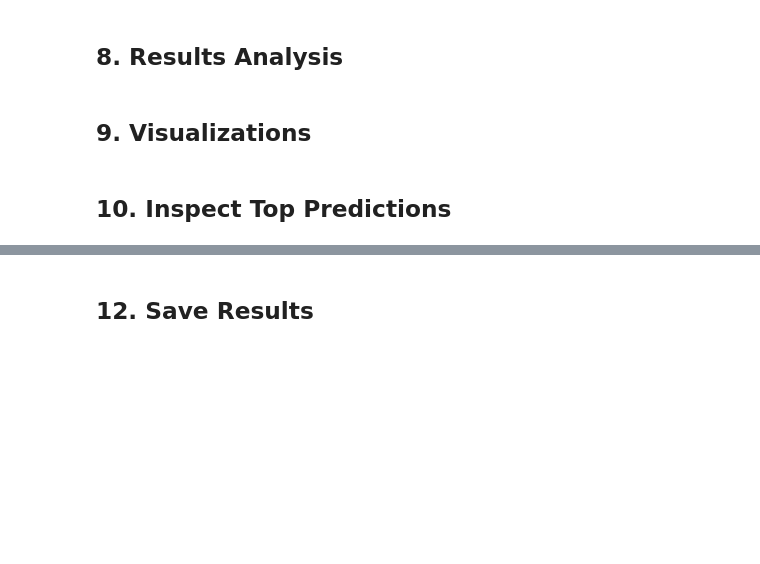
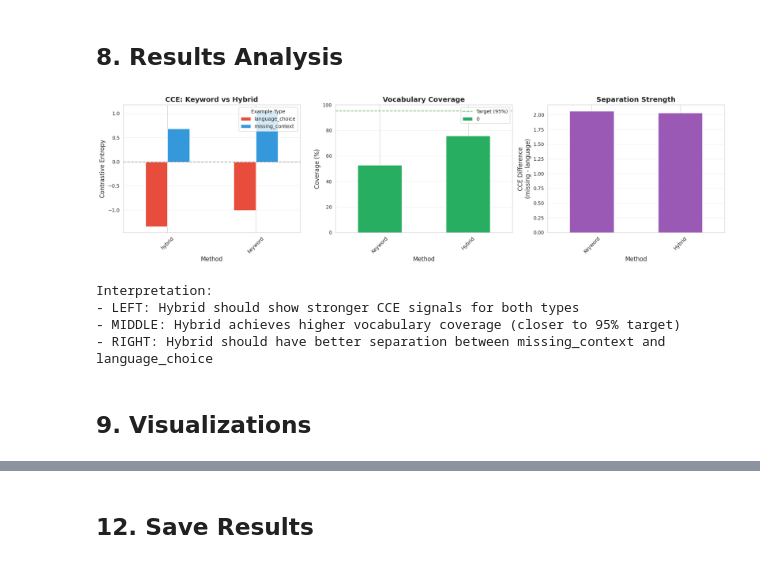
Before and after one commit to aniJani/reposynth, a Jupyter notebook: research/CCE_Proof_of_Concept.ipynb, the cells around one changed output, grey strips where cells are left out. Saved outputs shown, nothing was run; the diff lists cells and outputs as text; code cells hidden in the pictures; blank space fills up the shorter version.

```diff
--- a/research/CCE_Proof_of_Concept.ipynb
+++ b/research/CCE_Proof_of_Concept.ipynb
@@ -547,2 +891,59 @@ display(df[['id', 'type', 'raw_entropy', 'contrastive_entropy', 'code_prob_mass'
+# %%
+# Plot 1: Keyword vs Hybrid Comparison
+fig, axes = plt.subplots(1, 3, figsize=(18, 5))
+
+# Subplot 1: CCE by method and type
+comparison_plot = df_all.groupby(['method', 'type'])['contrastive_entropy'].mean().unstack()
+comparison_plot.plot(kind='bar', ax=axes[0], color=['#e74c3c', '#3498db'])
+axes[0].set_title('CCE: Keyword vs Hybrid', fontsize=14, fontweight='bold')
+axes[0].set_ylabel('Contrastive Entropy', fontsize=12)
+axes[0].set_xlabel('Method', fontsize=12)
+axes[0].tick_params(axis='x', rotation=45)
+axes[0].axhline(y=0, color='black', linestyle='--', alpha=0.3)
+axes[0].legend(title='Example Type')
+axes[0].grid(axis='y', alpha=0.3)
+
+# Subplot 2: Coverage comparison
+coverage_data = pd.DataFrame({
+    'Keyword': [keyword_coverage * 100],
+    'Hybrid': [hybrid_coverage * 100]
+}).T
+coverage_data.plot(kind='bar', ax=axes[1], color='#27ae60', legend=False)
+axes[1].set_title('Vocabulary Coverage', fontsize=14, fontweight='bold')
+axes[1].set_ylabel('Coverage (%)', fontsize=12)
+axes[1].set_xlabel('Method', fontsize=12)
+axes[1].tick_params(axis='x', rotation=45)
+axes[1].set_ylim([0, 100])
+axes[1].grid(axis='y', alpha=0.3)
+
+# Add target line at 95%
+axes[1].axhline(y=95, color='green', linestyle='--', alpha=0.5, label='Target (95%)')
+axes[1].legend()
+
+# Subplot 3: Separation strength
+separation_data = pd.DataFrame({
+    'Keyword': [keyword_sep],
+    'Hybrid': [hybrid_sep]
+}).T
+separation_data.plot(kind='bar', ax=axes[2], color='#9b59b6', legend=False)
+axes[2].set_title('Separation Strength', fontsize=14, fontweight='bold')
+axes[2].set_ylabel('CCE Difference\n(missing - language)', fontsize=12)
+axes[2].set_xlabel('Method', fontsize=12)
+axes[2].tick_params(axis='x', rotation=45)
+axes[2].grid(axis='y', alpha=0.3)
+
+plt.tight_layout()
+plt.show()
+
+print("\nInterpretation:")
+print("- LEFT: Hybrid should show stronger CCE signals for both types")
+print("- MIDDLE: Hybrid achieves higher vocabulary coverage (closer to 95% target)")
+print("- RIGHT: Hybrid should have better separation between missing_context and language_choice")
+# %% [output]
+[figure, added]
+Interpretation:
+- LEFT: Hybrid should show stronger CCE signals for both types
+- MIDDLE: Hybrid achieves higher vocabulary coverage (closer to 95% target)
+- RIGHT: Hybrid should have better separation between missing_context and language_choice
 # %% [markdown]
 ## 9. Visualizations
@@ -642,2 +949,0 @@ plt.show()
-# %% [markdown]
-## 10. Inspect Top Predictions
```
Also changed, not shown: parts of 23 cells of this notebook, 16 other files.
